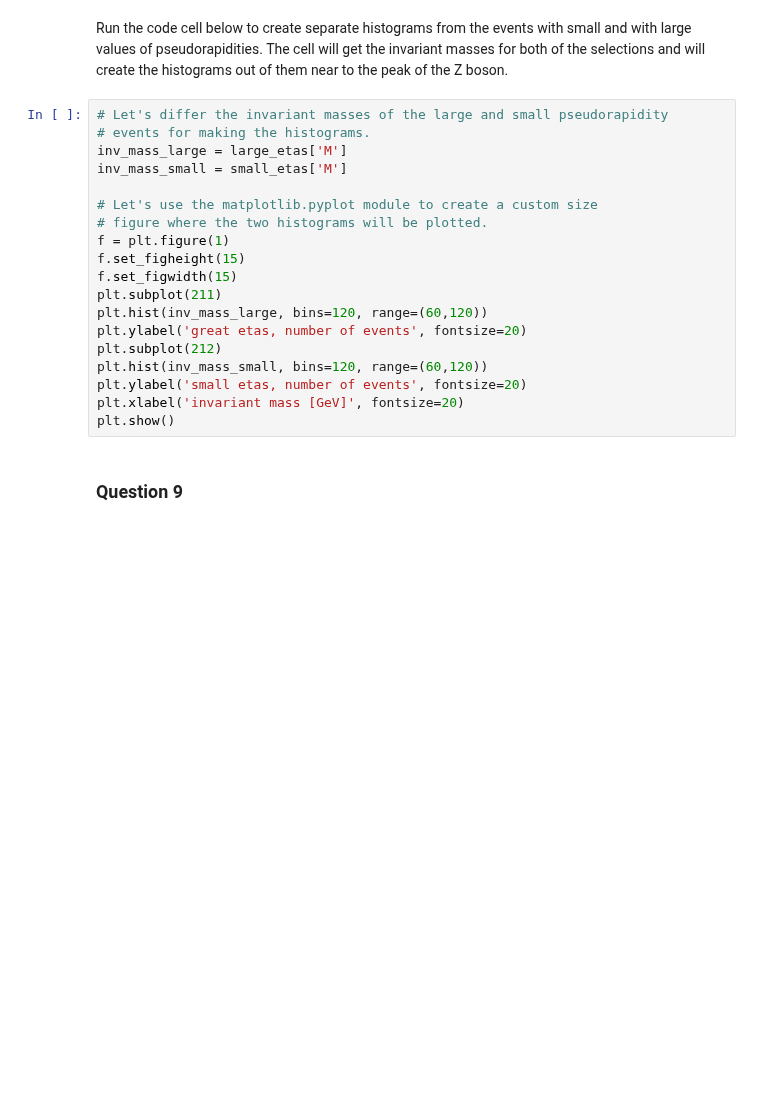
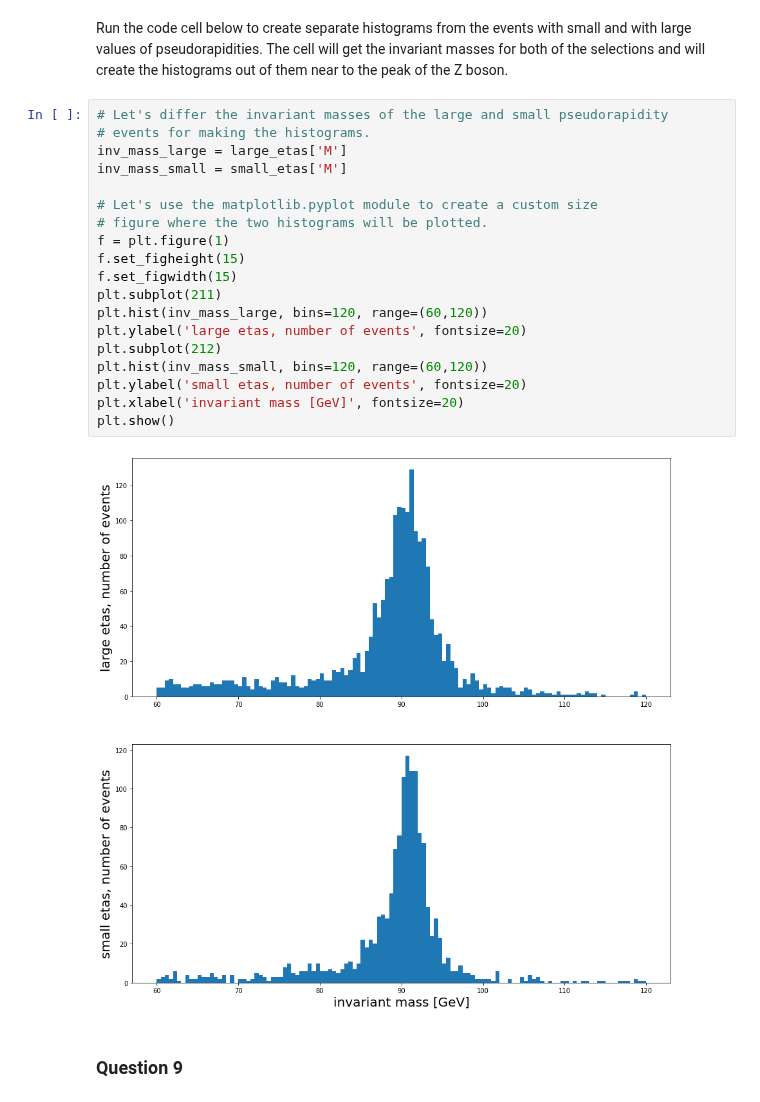
Before and after one commit to olaiya/zboson-exercise, a Jupyter notebook: Exercise.ipynb, the cells around one changed output. Saved outputs shown, nothing was run; the diff lists cells and outputs as text; blank space fills up the shorter version.

```diff
--- a/Exercise.ipynb
+++ b/Exercise.ipynb
@@ -1052,22 +1119,24 @@ Run the code cell below to create separate histograms from the events with small
 # %%
 # Let's differ the invariant masses of the large and small pseudorapidity
 # events for making the histograms.
 inv_mass_large = large_etas['M']
 inv_mass_small = small_etas['M']
 
 # Let's use the matplotlib.pyplot module to create a custom size
 # figure where the two histograms will be plotted.
 f = plt.figure(1)
 f.set_figheight(15)
 f.set_figwidth(15)
 plt.subplot(211)
 plt.hist(inv_mass_large, bins=120, range=(60,120))
-plt.ylabel('great etas, number of events', fontsize=20)
+plt.ylabel('large etas, number of events', fontsize=20)
 plt.subplot(212)
 plt.hist(inv_mass_small, bins=120, range=(60,120))
 plt.ylabel('small etas, number of events', fontsize=20)
 plt.xlabel('invariant mass [GeV]', fontsize=20)
 plt.show()
+# %% [output]
+[figure, added]
 # %% [markdown]
 ### Question 9
 # %% [markdown]
```
Also changed, not shown: parts of 31 cells of this notebook.
